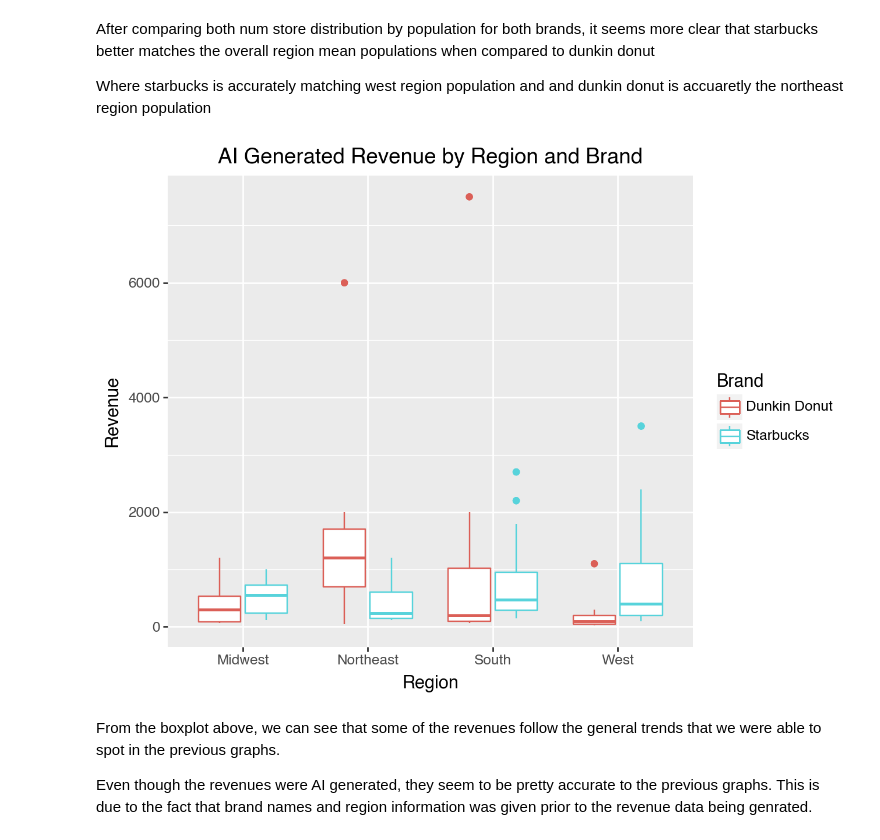
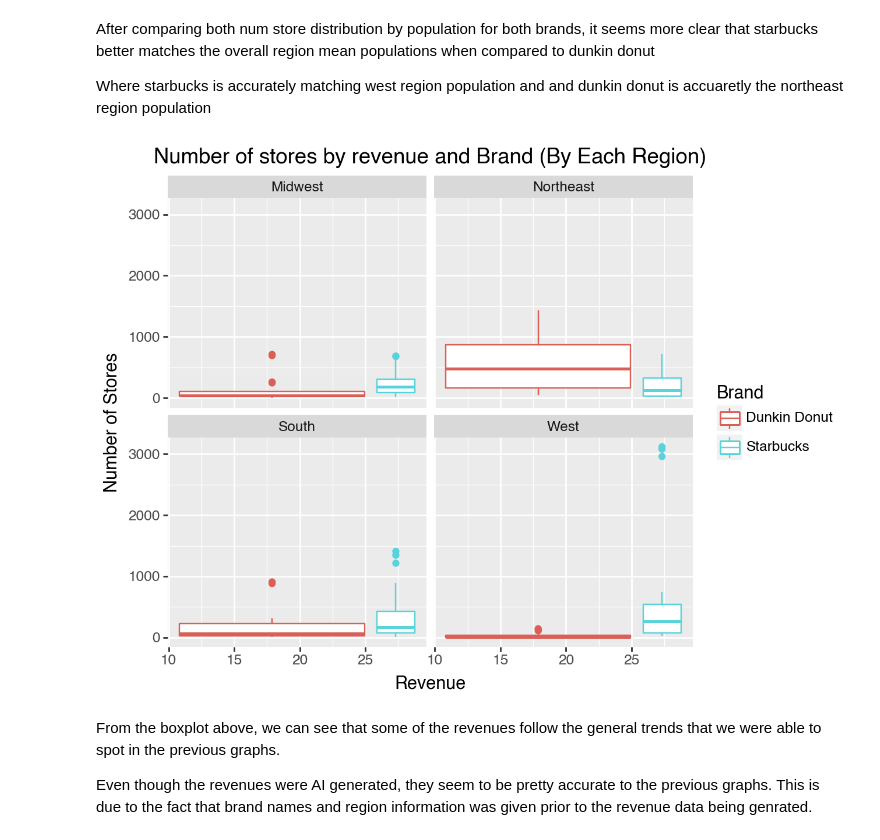
Before and after one commit to BLauf/GSB-544, a Jupyter notebook: labs/lab04/lab_04.ipynb, the cells around one changed output. Saved outputs shown, nothing was run; the diff lists cells and outputs as text; code cells hidden in the pictures.

```diff
--- a/labs/lab04/lab_04.ipynb
+++ b/labs/lab04/lab_04.ipynb
@@ -562,15 +557,17 @@ plt.show()
 After comparing both num store distribution by population for both brands, it seems more clear that starbucks better matches the overall region mean populations when compared to dunkin donut
 
 Where starbucks is accurately matching west region population and and dunkin donut is accuaretly the northeast region population
-# %%
-#Question Example #4
-#boxplot of revenue by region and Brand
-(ggplot(final_df, aes(x='region', y='revenue', color='Brand'))
-+ geom_boxplot()
-+ labs(x = "Region", y = "Revenue", title = "AI Generated Revenue by Region and Brand")
-)
-# %% [output]
-[figure, removed]
+# %%
+#Question Example #4
+#boxplot of num_stores by revenue and Brand (while showing for each region)
+#this boxplot can make sense b/c the revenue is just done by year which means that there isn't a lot of observations (5 different revenue vals to be)
+(ggplot(final_df, aes(x='revenue', y='num_stores', color='Brand'))
+ + geom_boxplot()
+ + facet_wrap('~region')
+ + labs(x="Revenue", y="Number of Stores", title="Number of stores by revenue and Brand (By Each Region)")
+)
+# %% [output]
+[figure, added]
 # %% [markdown]
 From the boxplot above, we can see that some of the revenues follow the general trends that we were able to spot in the previous graphs.
 
```
Also changed, not shown: parts of 5 cells of this notebook, 1 other file.
